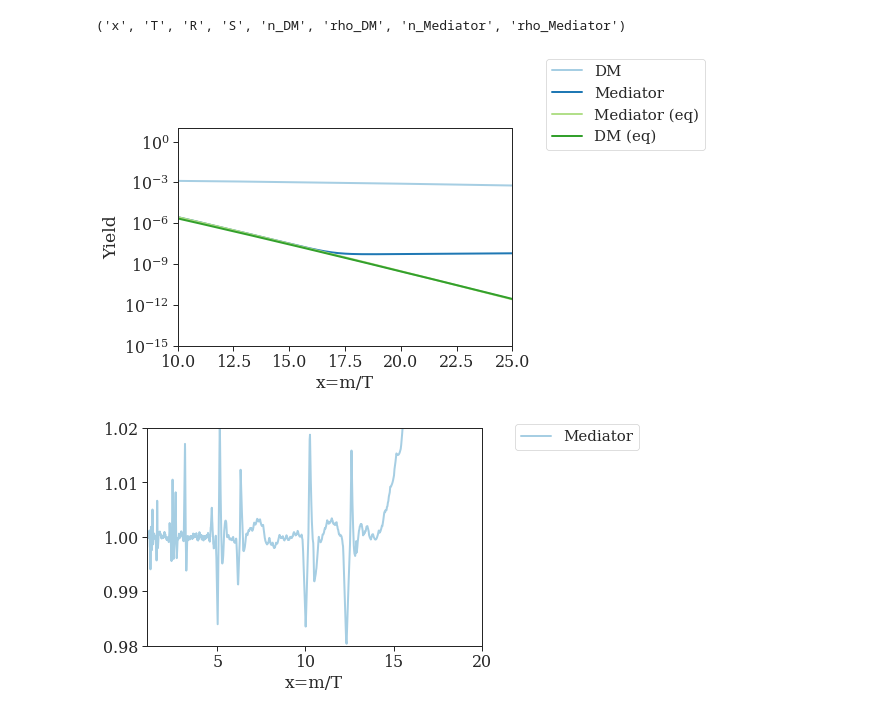
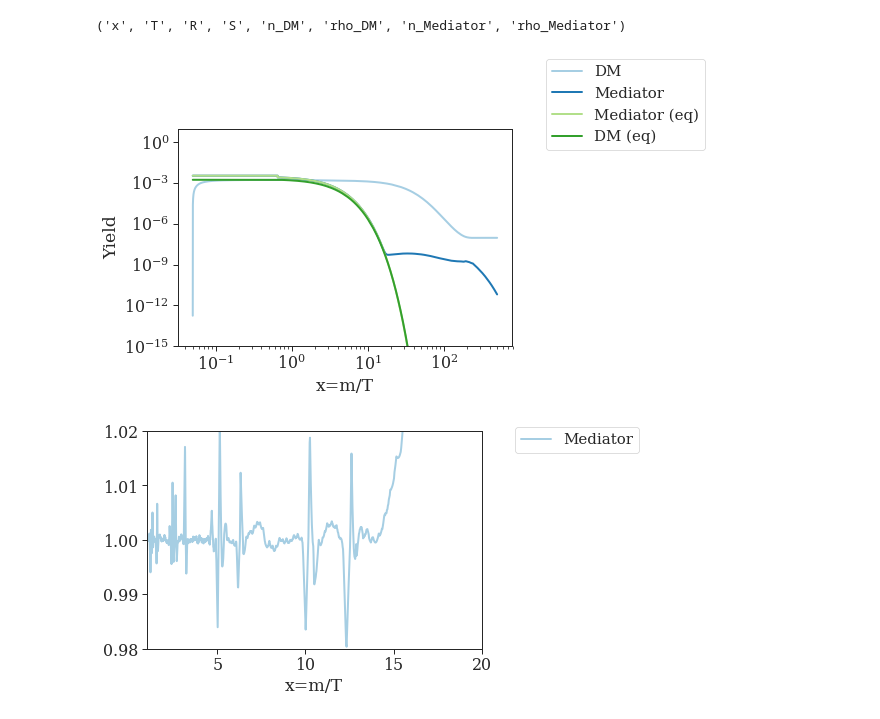
Before and after one commit to andlessa/BoltzmannEqs, a Jupyter notebook: plotResult-Copy2.ipynb, the cells around one changed output. Saved outputs shown, nothing was run; the diff lists cells and outputs as text; code cells hidden in the pictures.

```diff
--- a/plotResult-Copy2.ipynb
+++ b/plotResult-Copy2.ipynb
@@ -86,19 +86,19 @@ d = newdata
 # %%
 plt.plot(500./d['T'],d['n_DM']/d['s'],label='DM',linewidth=2)
 plt.plot(500./d['T'],d['n_Mediator']/d['s'],label='Mediator',linewidth=2)
 plt.plot(500./d['T'],d['neq_Mediator']/d['s'],label='Mediator (eq)',linewidth=2)
 plt.plot(500./d['T'],d['neq_DM']/d['s'],label='DM (eq)',linewidth=2)
-# plt.xscale('log')
+plt.xscale('log')
 plt.yscale('log')
 lgd = plt.legend(loc=(1.1,0.9),fontsize=15)
 plt.ylim(1e-15,1e1)
-plt.xlim(10,25)
+# plt.xlim(10,25)
 plt.xlabel('x=m/T')
 plt.ylabel('Yield')
 # plt.savefig("Yield_noConversion.png", bbox_extra_artists=(lgd,), bbox_inches='tight')
 plt.show()
 # %% [output]
-[figure, old version]
+[figure, new version]
 # %%
 plt.plot(500./d['T'],d['n_Mediator']/d['neq_Mediator'],label='Mediator',linewidth=2)
 # plt.yscale('log')
```
Also changed, not shown: 2 other files.
